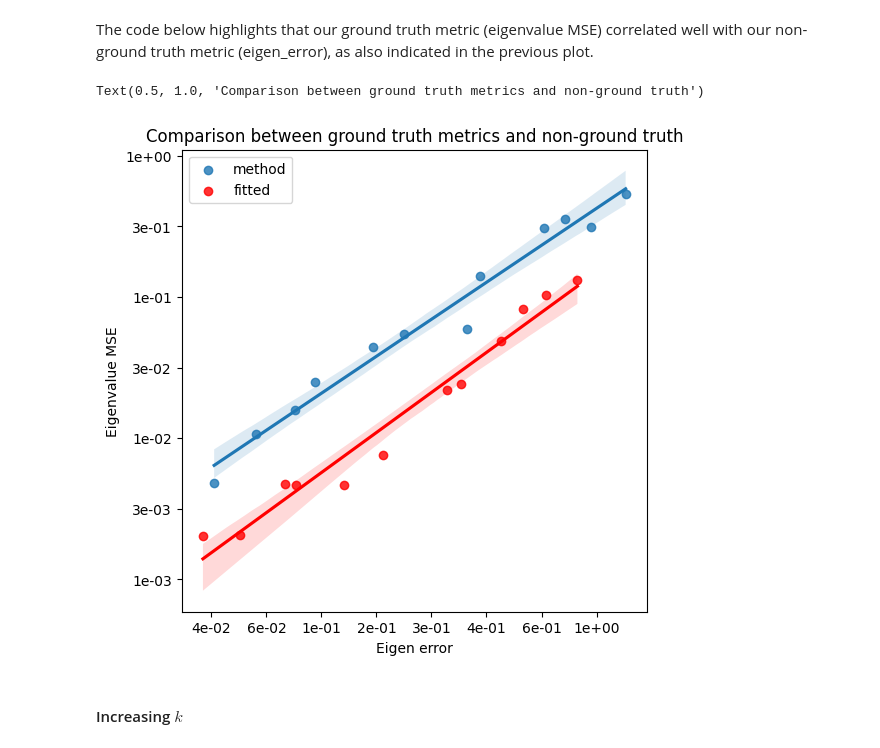
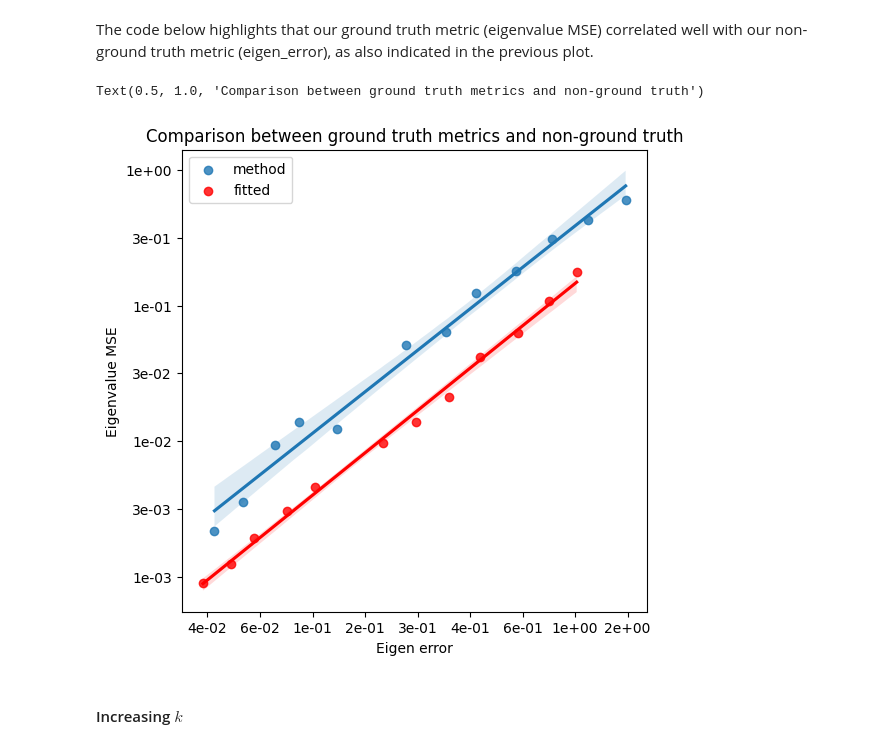
Before and after one commit to lclaeys/eigenfunction-solver, a Jupyter notebook: clean_notebooks/galerkin_quadratic.ipynb, the cells around one changed output. Cells and saved outputs as stored; diff of their text form; code cells hidden in the pictures.

```diff
--- a/clean_notebooks/galerkin_quadratic.ipynb
+++ b/clean_notebooks/galerkin_quadratic.ipynb
@@ -369,7 +369,7 @@ cwd = os.getcwd()
 parent_dir = os.path.dirname(cwd)
 
 dfs = []
-for i in range(16):
+for i in range(70):
     df = pd.read_csv(f'{parent_dir}/experiments/quadratic_energy/galerkin_1d/{i:04}.csv')
     dfs.append(df)
 
@@ -464,28 +464,30 @@ The code below highlights that our ground truth metric (eigenvalue MSE) correlat
 # %%
 from matplotlib.ticker import FuncFormatter
 
 fig, ax = plt.subplots(figsize=(6,6))
+
+metrics = ['eigen_error', 'eigenvalue_mse', 'fitted_eigen_error', 'fitted_eigenvalue_mse']
 for metric in metrics:
     bestp_mean_df[f'log_{metric}'] = np.log10(bestp_mean_df[metric])
 
 sns.regplot(bestp_mean_df,x='log_eigen_error', y='log_eigenvalue_mse', ax = ax, label = 'method')
 sns.regplot(bestp_mean_df,x='log_fitted_eigen_error', y='log_fitted_eigenvalue_mse', ax = ax, color = 'red', label = 'fitted')
 
 # Function to format ticks back to the original scale
 def exp_format(val, pos):
     return f"{10**(val):.0e}"  # Format tick labels with exponential values
 
 # Apply the formatter to the axes
 plt.gca().xaxis.set_major_formatter(FuncFormatter(exp_format))
 plt.gca().yaxis.set_major_formatter(FuncFormatter(exp_format))
 
 ax.legend()
 ax.set_xlabel('Eigen error')
 ax.set_ylabel('Eigenvalue MSE')
 ax.set_title('Comparison between ground truth metrics and non-ground truth')
 # %% [output]
 Text(0.5, 1.0, 'Comparison between ground truth metrics and non-ground truth')
-[figure, old version]
+[figure, new version]
 # %% [markdown]
 #### Increasing $k$
 # %% [markdown]
```
Also changed, not shown: parts of 49 cells of this notebook, 5 other files.
